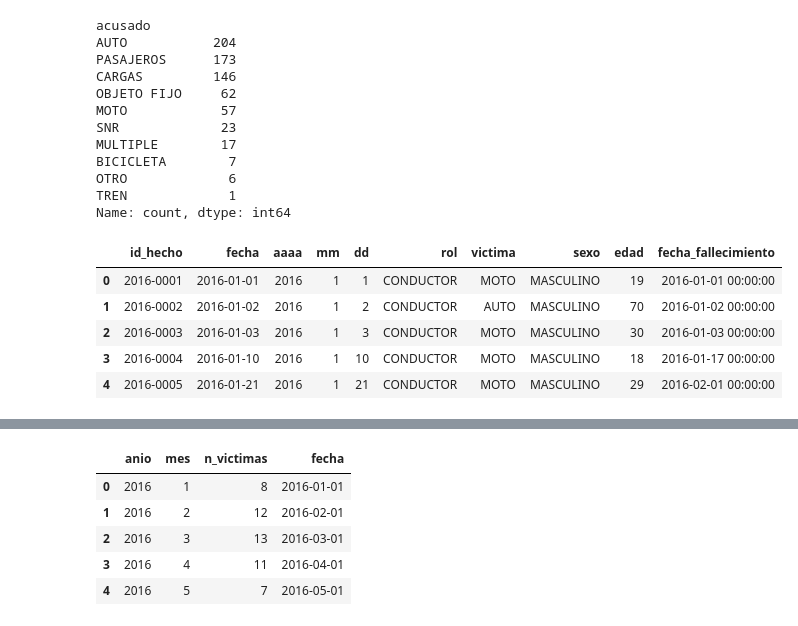
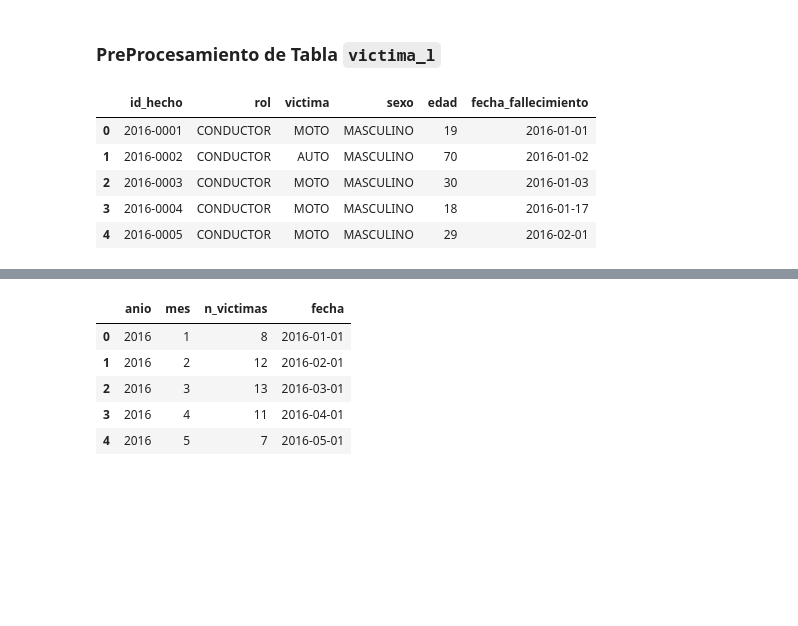
Before and after one commit to clblommberg/ML_Cluster_Siniestros_CABA, a Jupyter notebook: notebooks/00-analisis.ipynb, the cells around one changed output, grey strips where cells are left out. Cells and saved outputs as stored; diff of their text form; code cells hidden in the pictures; blank space fills up the shorter version.

```diff
--- a/notebooks/00-analisis.ipynb
+++ b/notebooks/00-analisis.ipynb
@@ -152,6 +128,4 @@ pd.set_option('display.max_columns', None)
 # %%
-
-dataframes = [homicidios, victima_h, comunas_h, lesiones, victima_l]
 
 # for df in dataframes:
 #     print(f"Dataframe {df.name}:\nRegistros {df.shape[0]} y Columnas {df.shape[1]}\n\n{df.head(3)} \n\n\n")
@@ -321,7 +331,7 @@ def reemplazar_nulos_y_raros(dataframes, valores_raros):
 
     return dataframes_limpios
 
-dataframes = [homicidios, victima_h, comunas_h, lesiones, victima_l]
+dataframes = [homicidios, victima_h, comunas_h, censo_r]
 # Definir qué valores consideras "raros"
 valores_raros = ['SD', 'No especificado', 'sd' , '']
 # Ejemplo de uso
@@ -329,4 +339,4 @@ valores_raros = ['SD', 'No especificado', 'sd' , '']
 dataframes_limpios = reemplazar_nulos_y_raros(dataframes, valores_raros)
 
 # Puedes asignar cada DataFrame tratado a una variable separada
-homicidios_l, victima_h_l, comunas_h_l, lesiones_l, victima_l_l = dataframes_limpios
+homicidios_l, victima_h_l, comunas_h_l, censo_r_l = dataframes_limpios.copy()
@@ -406,7 +398,7 @@ def procesar_homicidios_l(df):
 # Supongamos que tu DataFrame se llama 'victima_h_l'
 homicidios_l = procesar_homicidios_l(homicidios_l.copy())
 # %%
-def procesar_homicidios_lm(df):
+def procesar_homicidios_l(df):
     valid_positions = ~(df['pos_x'].str.contains('[^0-9.,-]') | df['pos_y'].str.contains('[^0-9.,-]') | (df['pos_x'] == '.') | (df['pos_y'] == '.'))
 
     # Establecer posiciones no válidas en NaN
@@ -415,6 +407,8 @@ def procesar_homicidios_lm(df):
     # Convertir las cadenas a tipo numérico (float)
     df['pos_x'] = df['pos_x'].str.replace(',', '.').astype(float)
     df['pos_y'] = df['pos_y'].str.replace(',', '.').astype(float)
+    # Supongamos que tu DataFrame se llama df
+    df.rename(columns={'pos_x': 'longitud', 'pos_y': 'latitud'}, inplace=True)
     return df
 def extraer_coordenadas(texto):
     # Utilizamos una expresión regular para extraer las coordenadas
@@ -424,9 +418,13 @@ def extraer_coordenadas(texto):
     else:
         return None, None
 
-homicidios_lm = procesar_homicidios_lm(homicidios_l)
+homicidios_lm = procesar_homicidios_l(homicidios_l)
 # Aplicar la función a la columna 'XY (CABA)'
 homicidios_lm['coordenada_x'], homicidios_lm['coordenada_y'] = zip(*homicidios_lm['xy_caba_'].map(extraer_coordenadas))
+
+# Eliminar columnas innecesarias
+columns_to_drop = ['xy_caba_', 'calle','cruce','participantes', 'victima']
+homicidios_lm = homicidios_lm.drop(columns=columns_to_drop)
 # %%
 homicidios_lm.info()
 # %% [output]
@@ -450,22 +448,18 @@ memory usage: 114.3+ KB
-# %%
-homicidios_lm.acusado.value_counts()
-# %% [output]
-acusado
-AUTO           204
-PASAJEROS      173
-CARGAS         146
-OBJETO FIJO     62
-MOTO            57
-SNR             23
-MULTIPLE        17
-BICICLETA        7
-OTRO             6
-TREN             1
-Name: count, dtype: int64
+# %% [markdown]
+### PreProcesamiento de Tabla `victima_l`
 # %%
 def procesar_victima_h_l(df):
     # Llenar los valores nulos en 'fecha_fallecimiento' con 'fecha' + 7 días
     df['fecha_fallecimiento'] = df['fecha_fallecimiento'].combine_first(df['fecha'] + pd.DateOffset(days=7))
+
+    df['edad'] = pd.to_numeric(df['edad'], errors='coerce')
+
+    # Llenar los valores nulos en 'edad' con -1
+    df['edad'] = df['edad'].fillna(-1)
+
+    # Filtrar valores no negativos en 'edad' y luego convertir a entero
+    df['edad'] = np.where((df['edad'] >= 0), df['edad'].astype(int), -1)
+
 
     # Seleccionar todas las columnas de tipo objeto
     columnas_objeto = df.select_dtypes(include=['object']).columns
@@ -473,18 +467,26 @@ def procesar_victima_h_l(df):
     # Reemplazar los valores NaN con "SRE" en las columnas seleccionadas
     df[columnas_objeto] = df[columnas_objeto].fillna("SNR")
 
-    return df
+    # Eliminar columnas innecesarias
+    columns_to_drop = ['fecha', 'aaaa', 'mm', 'dd']
+    df2 = df.drop(columns=columns_to_drop)
+
+    # Llenar los valores nulos en 'hora' con '00:00:00'
+    df2['fecha_fallecimiento'] = df2['fecha_fallecimiento'].fillna('2018-09-21 00:00:00')
+    df2['fecha_fallecimiento'] = pd.to_datetime(df2['fecha_fallecimiento'])
+
+    return df2
 
 # Ejemplo de uso:
 # Supongamos que tu DataFrame se llama 'victima_h_l'
-victima_h_l = procesar_victima_h_l(victima_h_l.copy())
+victima_h_lm = procesar_victima_h_l(victima_h_l.copy())
 # %%
-victima_h_l.head(5)
+victima_h_lm.head(5)
 # %% [output]
-|  | id_hecho | fecha | aaaa | mm | dd | rol | victima | sexo | edad | fecha_fallecimiento |
-| 0 | 2016-0001 | 2016-01-01 | 2016 | 1 | 1 | CONDUCTOR | MOTO | MASCULINO | 19 | 2016-01-01 00:00:00 |
-| 1 | 2016-0002 | 2016-01-02 | 2016 | 1 | 2 | CONDUCTOR | AUTO | MASCULINO | 70 | 2016-01-02 00:00:00 |
-| 2 | 2016-0003 | 2016-01-03 | 2016 | 1 | 3 | CONDUCTOR | MOTO | MASCULINO | 30 | 2016-01-03 00:00:00 |
-| 3 | 2016-0004 | 2016-01-10 | 2016 | 1 | 10 | CONDUCTOR | MOTO | MASCULINO | 18 | 2016-01-17 00:00:00 |
-| 4 | 2016-0005 | 2016-01-21 | 2016 | 1 | 21 | CONDUCTOR | MOTO | MASCULINO | 29 | 2016-02-01 00:00:00 |
+|  | id_hecho | rol | victima | sexo | edad | fecha_fallecimiento |
+| 0 | 2016-0001 | CONDUCTOR | MOTO | MASCULINO | 19 | 2016-01-01 |
+| 1 | 2016-0002 | CONDUCTOR | AUTO | MASCULINO | 70 | 2016-01-02 |
+| 2 | 2016-0003 | CONDUCTOR | MOTO | MASCULINO | 30 | 2016-01-03 |
+| 3 | 2016-0004 | CONDUCTOR | MOTO | MASCULINO | 18 | 2016-01-17 |
+| 4 | 2016-0005 | CONDUCTOR | MOTO | MASCULINO | 29 | 2016-02-01 |
 # %%
```
Also changed, not shown: parts of 105 cells of this notebook, 4 other files.
